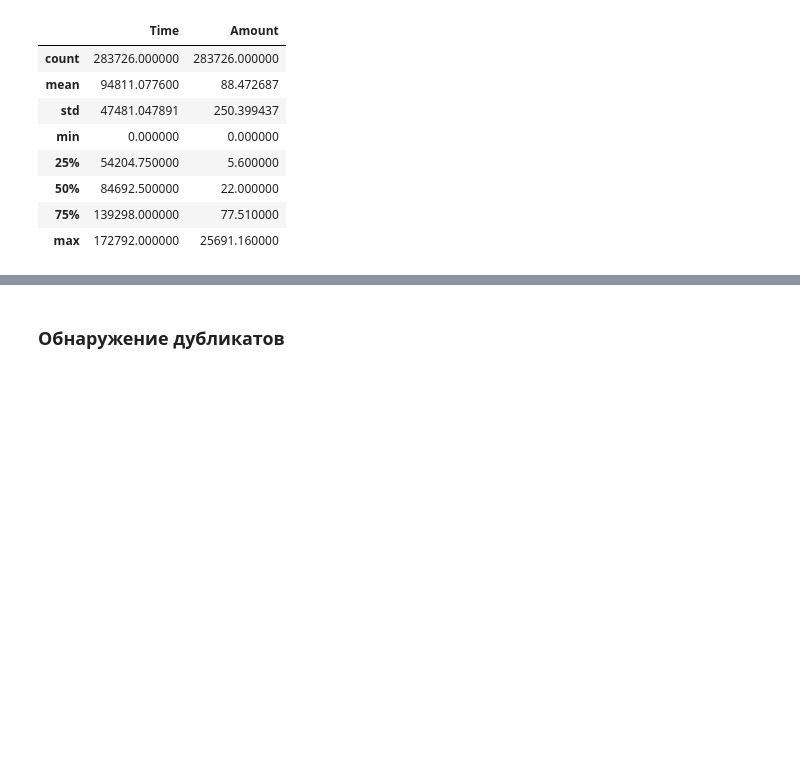
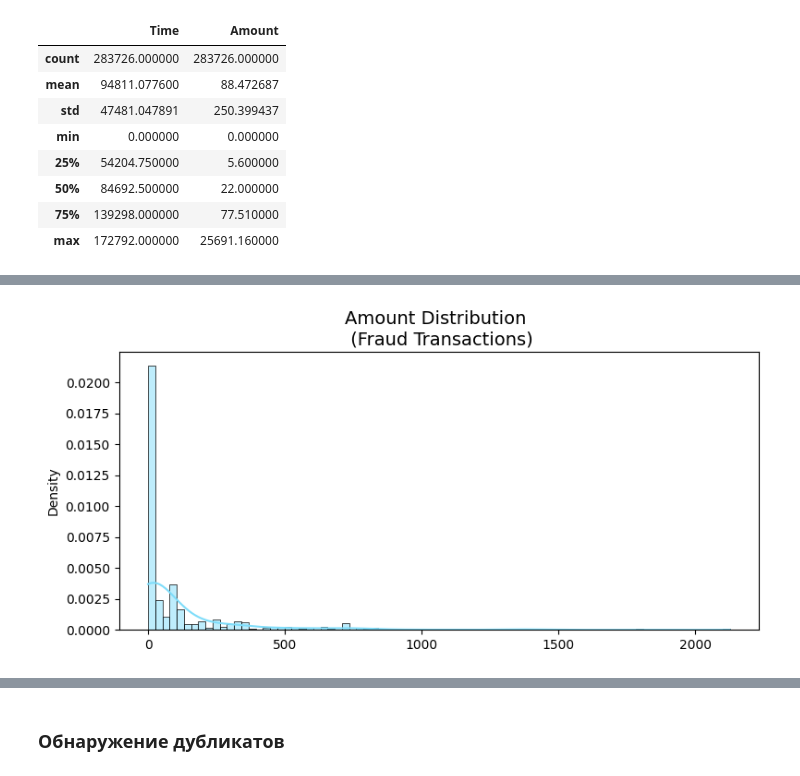
Before and after one commit to skytecat/FraudDetection, a Jupyter notebook: FraudDetection.ipynb, the cells around one changed output, grey strips where cells are left out. Drawn from its saved outputs; the diff is of its cells as text; code cells hidden in the pictures; blank space fills up the shorter version.

```diff
--- a/FraudDetection.ipynb
+++ b/FraudDetection.ipynb
@@ -124,0 +183,15 @@ data[['Time', 'Amount']].describe()
+# %%
+# Создание подграфиков
+f, ax = plt.subplots(1, 1, figsize=(8, 4))
+
+# Данные для мошеннических транзакций
+am_fraud_dist = data['Amount'].loc[data['Class'] == 1].values
+
+sns.histplot(am_fraud_dist, ax=ax, kde=True, color='#7fddfa', stat='density')
+ax.set_title('Amount Distribution \n (Fraud Transactions)', fontsize=14)
+
+# Отображение графиков
+plt.tight_layout()
+plt.show()
+# %% [output]
+[figure, added]
```
Also changed, not shown: parts of 19 cells of this notebook.
